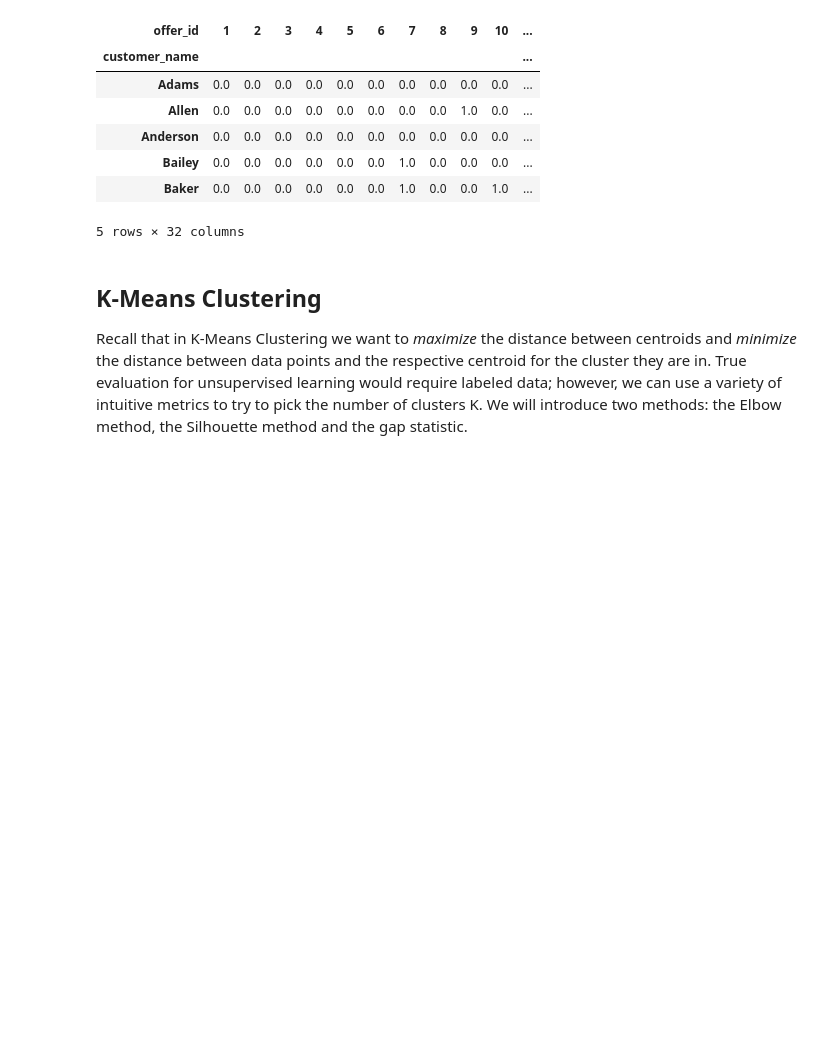
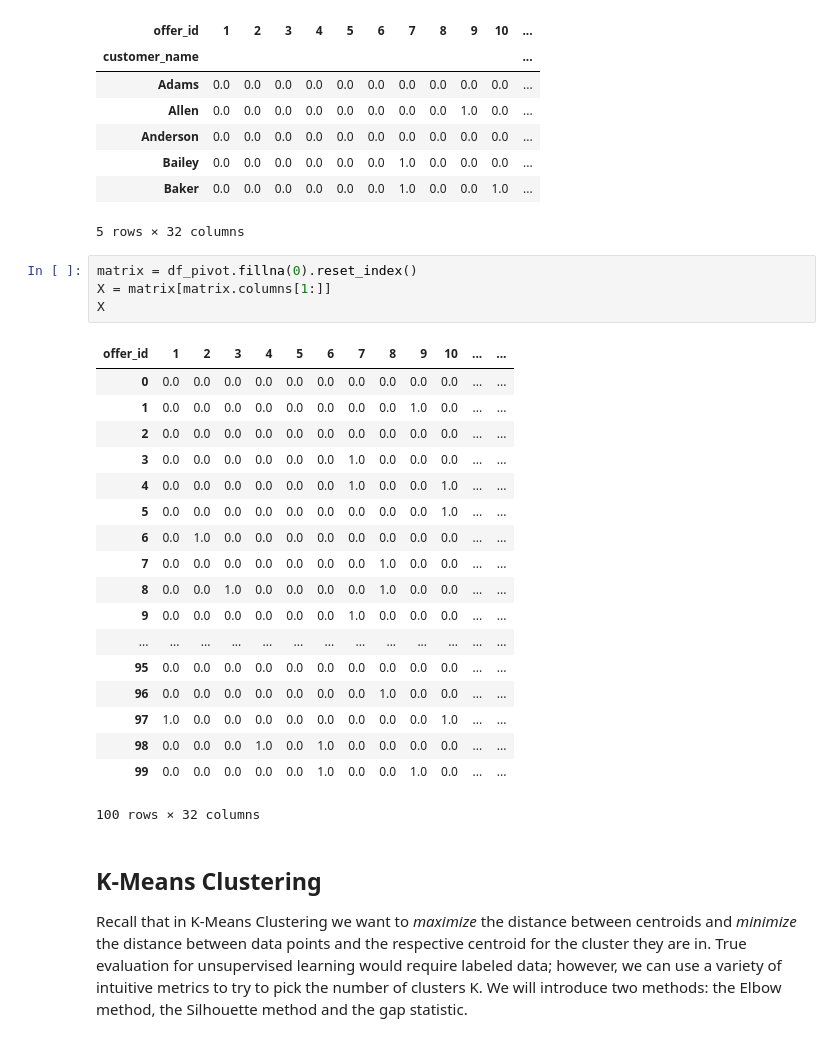
Before and after one commit to dorislin27/Springboard_Data_Sceicne_Track, a Jupyter notebook: Clustering/Mini_Project_Clustering.ipynb, the cells around one changed output. Cells and saved outputs as stored; diff of their text form; blank space fills up the shorter version.

```diff
--- a/Clustering/Mini_Project_Clustering.ipynb
+++ b/Clustering/Mini_Project_Clustering.ipynb
@@ -86,6 +86,29 @@ df_pivot.head()
 | Bailey | 0.0 | 0.0 | 0.0 | 0.0 | 0.0 | 0.0 | 1.0 | 0.0 | 0.0 | 0.0 | ... |
 | Baker | 0.0 | 0.0 | 0.0 | 0.0 | 0.0 | 0.0 | 1.0 | 0.0 | 0.0 | 1.0 | ... |
 5 rows × 32 columns
+# %%
+matrix = df_pivot.fillna(0).reset_index()
+X = matrix[matrix.columns[1:]]
+X
+# %% [output]
+| offer_id | 1 | 2 | 3 | 4 | 5 | 6 | 7 | 8 | 9 | 10 | ... | ... |
+| 0 | 0.0 | 0.0 | 0.0 | 0.0 | 0.0 | 0.0 | 0.0 | 0.0 | 0.0 | 0.0 | ... | ... |
+| 1 | 0.0 | 0.0 | 0.0 | 0.0 | 0.0 | 0.0 | 0.0 | 0.0 | 1.0 | 0.0 | ... | ... |
+| 2 | 0.0 | 0.0 | 0.0 | 0.0 | 0.0 | 0.0 | 0.0 | 0.0 | 0.0 | 0.0 | ... | ... |
+| 3 | 0.0 | 0.0 | 0.0 | 0.0 | 0.0 | 0.0 | 1.0 | 0.0 | 0.0 | 0.0 | ... | ... |
+| 4 | 0.0 | 0.0 | 0.0 | 0.0 | 0.0 | 0.0 | 1.0 | 0.0 | 0.0 | 1.0 | ... | ... |
+| 5 | 0.0 | 0.0 | 0.0 | 0.0 | 0.0 | 0.0 | 0.0 | 0.0 | 0.0 | 1.0 | ... | ... |
+| 6 | 0.0 | 1.0 | 0.0 | 0.0 | 0.0 | 0.0 | 0.0 | 0.0 | 0.0 | 0.0 | ... | ... |
+| 7 | 0.0 | 0.0 | 0.0 | 0.0 | 0.0 | 0.0 | 0.0 | 1.0 | 0.0 | 0.0 | ... | ... |
+| 8 | 0.0 | 0.0 | 1.0 | 0.0 | 0.0 | 0.0 | 0.0 | 1.0 | 0.0 | 0.0 | ... | ... |
+| 9 | 0.0 | 0.0 | 0.0 | 0.0 | 0.0 | 0.0 | 1.0 | 0.0 | 0.0 | 0.0 | ... | ... |
+| ... | ... | ... | ... | ... | ... | ... | ... | ... | ... | ... | ... | ... |
+| 95 | 0.0 | 0.0 | 0.0 | 0.0 | 0.0 | 0.0 | 0.0 | 0.0 | 0.0 | 0.0 | ... | ... |
+| 96 | 0.0 | 0.0 | 0.0 | 0.0 | 0.0 | 0.0 | 0.0 | 1.0 | 0.0 | 0.0 | ... | ... |
+| 97 | 1.0 | 0.0 | 0.0 | 0.0 | 0.0 | 0.0 | 0.0 | 0.0 | 0.0 | 1.0 | ... | ... |
+| 98 | 0.0 | 0.0 | 0.0 | 1.0 | 0.0 | 1.0 | 0.0 | 0.0 | 0.0 | 0.0 | ... | ... |
+| 99 | 0.0 | 0.0 | 0.0 | 0.0 | 0.0 | 1.0 | 0.0 | 0.0 | 1.0 | 0.0 | ... | ... |
+100 rows × 32 columns
 # %% [markdown]
 ## K-Means Clustering
 
```
Also changed, not shown: parts of 10 cells of this notebook.
